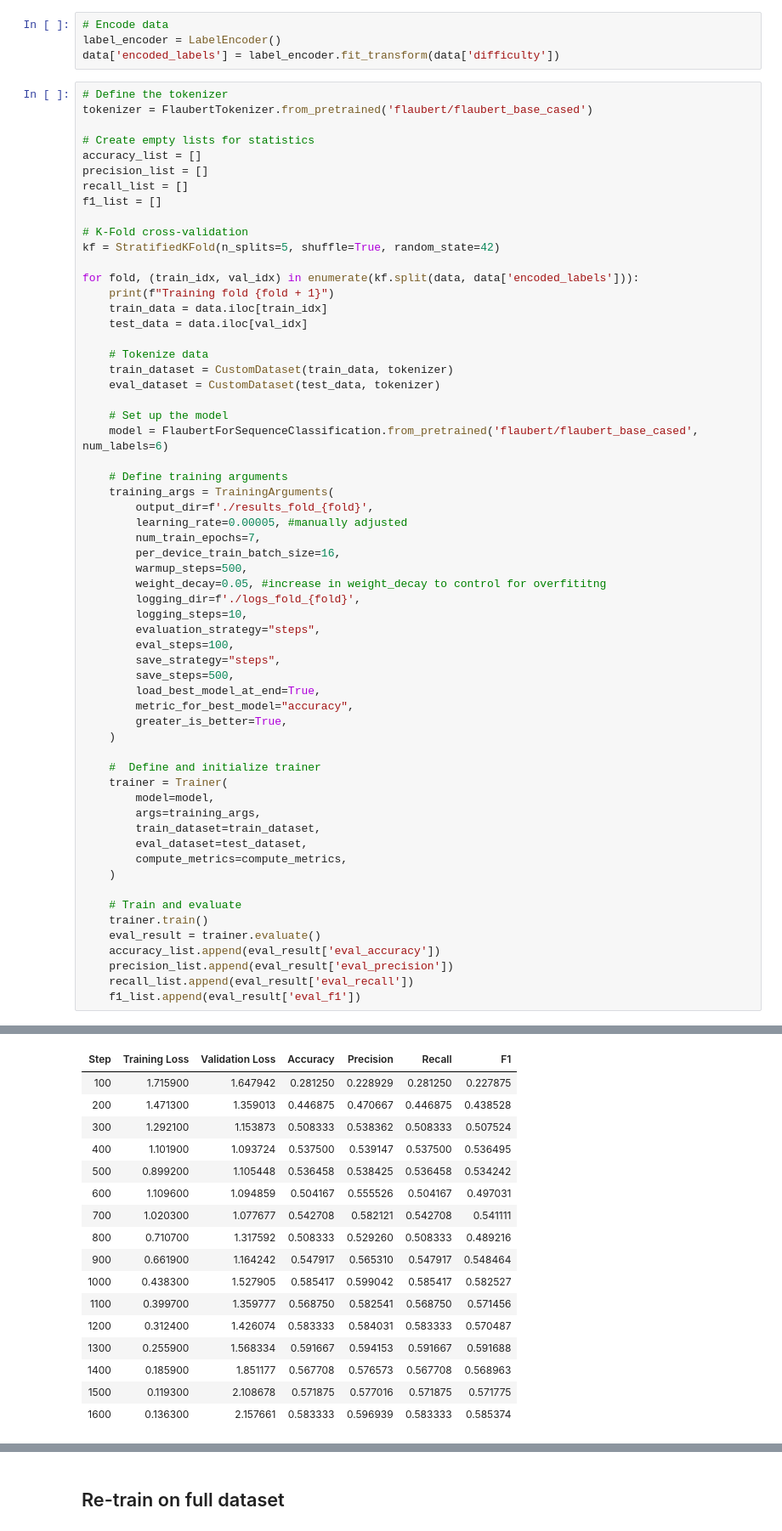
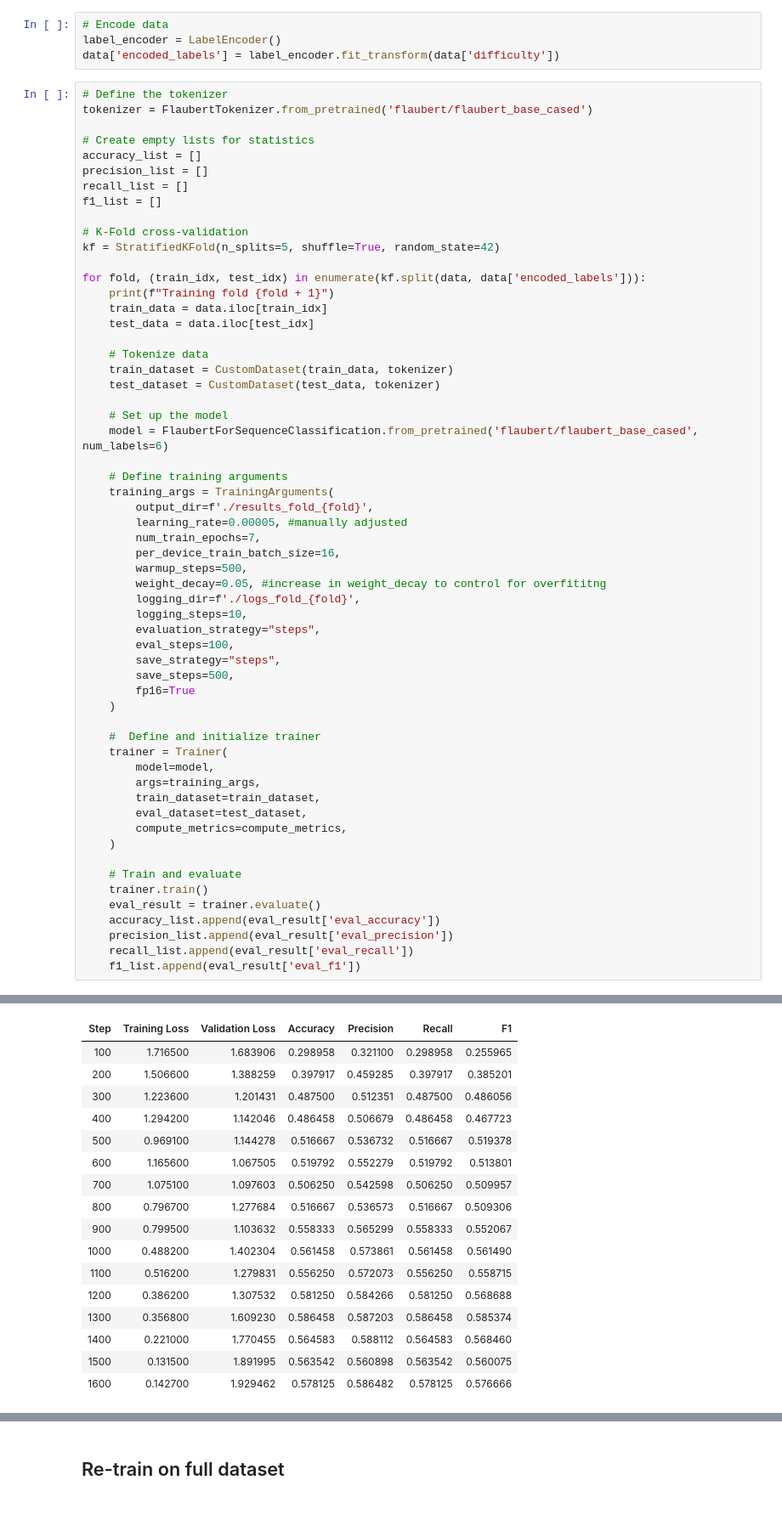
Before and after one commit to RebeccaKessler/Machine_Learning, a Jupyter notebook: Codes/Flaubert_model.ipynb, the cells around one changed output, grey strips where cells are left out. Shown at 85% size. Drawn from its saved outputs; the diff is of its cells as text.

```diff
--- a/Codes/Flaubert_model.ipynb
+++ b/Codes/Flaubert_model.ipynb
@@ -253,14 +254,14 @@ f1_list = []
 # K-Fold cross-validation
 kf = StratifiedKFold(n_splits=5, shuffle=True, random_state=42)
 
-for fold, (train_idx, val_idx) in enumerate(kf.split(data, data['encoded_labels'])):
+for fold, (train_idx, test_idx) in enumerate(kf.split(data, data['encoded_labels'])):
     print(f"Training fold {fold + 1}")
     train_data = data.iloc[train_idx]
-    test_data = data.iloc[val_idx]
+    test_data = data.iloc[test_idx]
 
     # Tokenize data
     train_dataset = CustomDataset(train_data, tokenizer)
-    eval_dataset = CustomDataset(test_data, tokenizer)
+    test_dataset = CustomDataset(test_data, tokenizer)
 
     # Set up the model
     model = FlaubertForSequenceClassification.from_pretrained('flaubert/flaubert_base_cased', num_labels=6)
@@ -279,9 +280,7 @@ for fold, (train_idx, val_idx) in enumerate(kf.split(data, data['encoded_labels'
         eval_steps=100,
         save_strategy="steps",
         save_steps=500,
-        load_best_model_at_end=True,
-        metric_for_best_model="accuracy",
-        greater_is_better=True,
+        fp16=True
     )
 
     #  Define and initialize trainer
@@ -313,17 +307,17 @@ You should probably TRAIN this model on a down-stream task to be able to use it
 | Step | Training Loss | Validation Loss | Accuracy | Precision | Recall | F1 |
-| 100 | 1.715900 | 1.647942 | 0.281250 | 0.228929 | 0.281250 | 0.227875 |
-| 200 | 1.471300 | 1.359013 | 0.446875 | 0.470667 | 0.446875 | 0.438528 |
-| 300 | 1.292100 | 1.153873 | 0.508333 | 0.538362 | 0.508333 | 0.507524 |
-| 400 | 1.101900 | 1.093724 | 0.537500 | 0.539147 | 0.537500 | 0.536495 |
-| 500 | 0.899200 | 1.105448 | 0.536458 | 0.538425 | 0.536458 | 0.534242 |
-| 600 | 1.109600 | 1.094859 | 0.504167 | 0.555526 | 0.504167 | 0.497031 |
-| 700 | 1.020300 | 1.077677 | 0.542708 | 0.582121 | 0.542708 | 0.541111 |
-| 800 | 0.710700 | 1.317592 | 0.508333 | 0.529260 | 0.508333 | 0.489216 |
-| 900 | 0.661900 | 1.164242 | 0.547917 | 0.565310 | 0.547917 | 0.548464 |
-| 1000 | 0.438300 | 1.527905 | 0.585417 | 0.599042 | 0.585417 | 0.582527 |
-| 1100 | 0.399700 | 1.359777 | 0.568750 | 0.582541 | 0.568750 | 0.571456 |
-| 1200 | 0.312400 | 1.426074 | 0.583333 | 0.584031 | 0.583333 | 0.570487 |
-| 1300 | 0.255900 | 1.568334 | 0.591667 | 0.594153 | 0.591667 | 0.591688 |
-| 1400 | 0.185900 | 1.851177 | 0.567708 | 0.576573 | 0.567708 | 0.568963 |
-| 1500 | 0.119300 | 2.108678 | 0.571875 | 0.577016 | 0.571875 | 0.571775 |
-| 1600 | 0.136300 | 2.157661 | 0.583333 | 0.596939 | 0.583333 | 0.585374 |
+| 100 | 1.716500 | 1.683906 | 0.298958 | 0.321100 | 0.298958 | 0.255965 |
+| 200 | 1.506600 | 1.388259 | 0.397917 | 0.459285 | 0.397917 | 0.385201 |
+| 300 | 1.223600 | 1.201431 | 0.487500 | 0.512351 | 0.487500 | 0.486056 |
+| 400 | 1.294200 | 1.142046 | 0.486458 | 0.506679 | 0.486458 | 0.467723 |
+| 500 | 0.969100 | 1.144278 | 0.516667 | 0.536732 | 0.516667 | 0.519378 |
+| 600 | 1.165600 | 1.067505 | 0.519792 | 0.552279 | 0.519792 | 0.513801 |
+| 700 | 1.075100 | 1.097603 | 0.506250 | 0.542598 | 0.506250 | 0.509957 |
+| 800 | 0.796700 | 1.277684 | 0.516667 | 0.536573 | 0.516667 | 0.509306 |
+| 900 | 0.799500 | 1.103632 | 0.558333 | 0.565299 | 0.558333 | 0.552067 |
+| 1000 | 0.488200 | 1.402304 | 0.561458 | 0.573861 | 0.561458 | 0.561490 |
+| 1100 | 0.516200 | 1.279831 | 0.556250 | 0.572073 | 0.556250 | 0.558715 |
+| 1200 | 0.386200 | 1.307532 | 0.581250 | 0.584266 | 0.581250 | 0.568688 |
+| 1300 | 0.356800 | 1.609230 | 0.586458 | 0.587203 | 0.586458 | 0.585374 |
+| 1400 | 0.221000 | 1.770455 | 0.564583 | 0.588112 | 0.564583 | 0.568460 |
+| 1500 | 0.131500 | 1.891995 | 0.563542 | 0.560898 | 0.563542 | 0.560075 |
+| 1600 | 0.142700 | 1.929462 | 0.578125 | 0.586482 | 0.578125 | 0.576666 |
```
Also changed, not shown: parts of 6 cells of this notebook.
